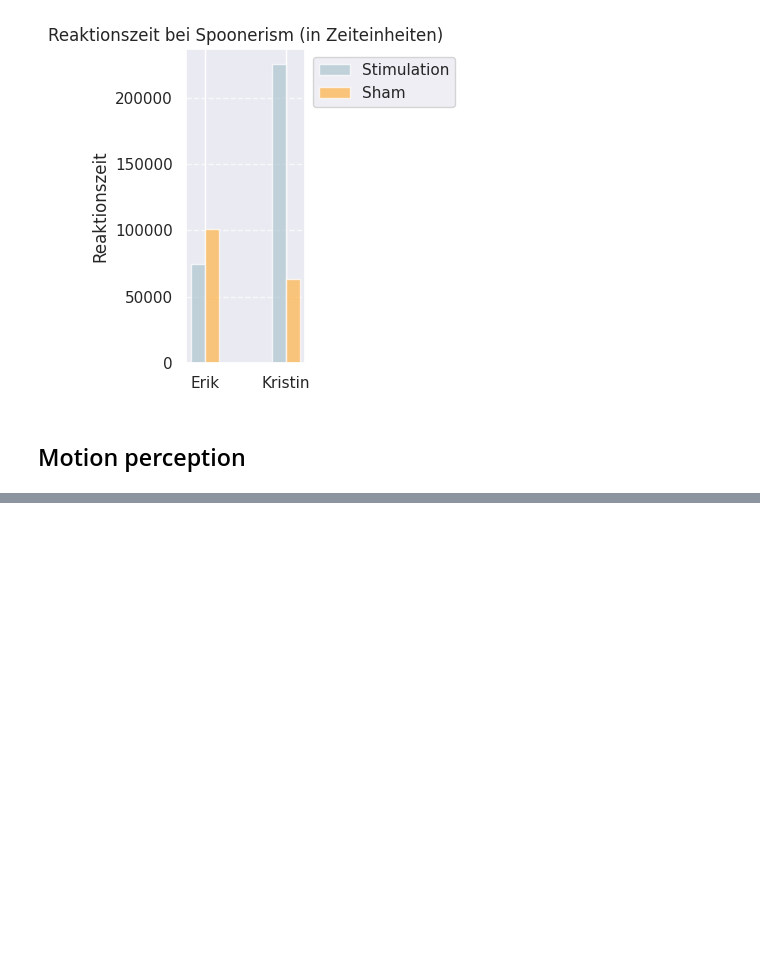
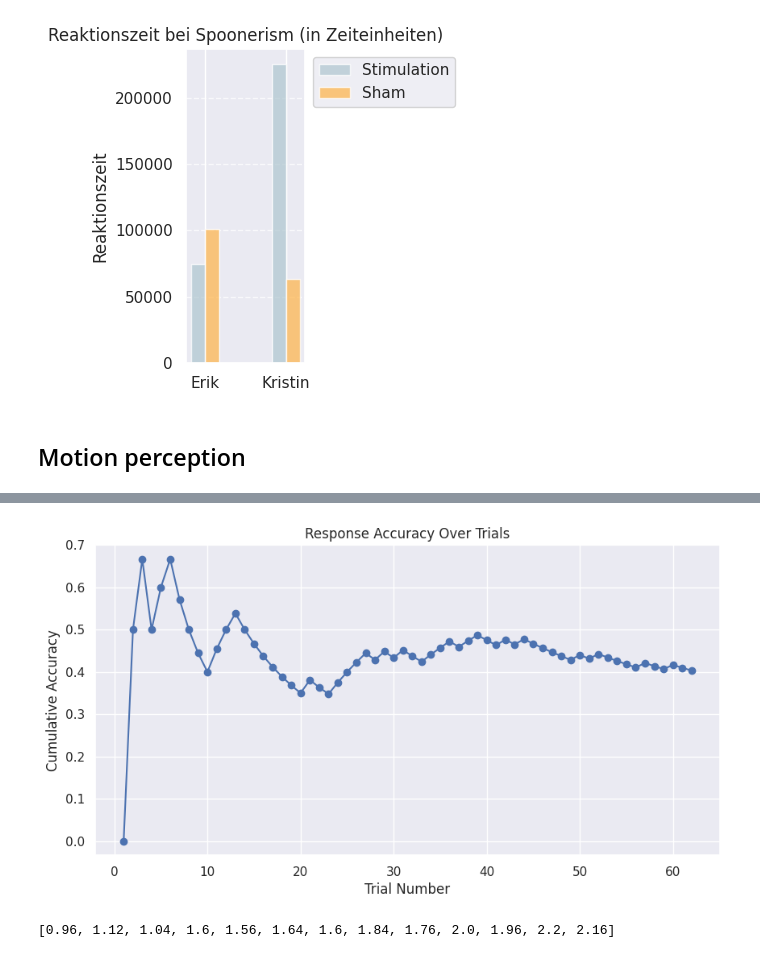
Before and after one commit to cristinarainich/DDCS, a Jupyter notebook: Results_presentation.ipynb, the cells around one changed output, grey strips where cells are left out. Cells and saved outputs as stored; diff of their text form; code cells hidden in the pictures; blank space fills up the shorter version.

```diff
--- a/Results_presentation.ipynb
+++ b/Results_presentation.ipynb
@@ -199,0 +215,46 @@ plt.show()
+# %%
+# reading base report file
+def read_basereport_file(file_path, data_start_row, delimiter=','):
+    try:
+        # Read the CSV file starting from the actual data row, with the correct delimiter
+        data = pd.read_csv(file_path, delimiter=delimiter, skiprows=data_start_row, on_bad_lines='skip')
+        return data
+    except pd.errors.ParserError as pe:
+        print(f"Parser error: {pe}")
+        return None
+    except Exception as e:
+        print(f"Error processing file {file_path}: {e}")
+        return None
+
+# Example usage
+data_start_row = 7  # Adjust this value based on where your actual data starts (0-based index)
+delimiter = ','  # Adjust the delimiter if necessary
+basereport = read_basereport_file(working_path.joinpath('BaseReport.csv'), data_start_row, delimiter)
+# %%
+# working on base report
+# maybe correct tril is when it is True in the "Is Triggered Correct ROI"
+basereport.drop(['Speed Increase', 'TFIncrease', 'Block Number'], axis='columns', inplace=True)
+# %%
+ # building a plot on accuracy over trials
+responses = basereport['Is Triggered Correct ROI'].values  #False for incorrect, True for correct
+trials = basereport['Total Trial Number'].values
+resp = []
+for response in responses:
+  if response == True:
+    resp.append(1)
+  elif response == False:
+    resp.append(0)
+  else:
+    print(response)
+    break
+
+accuracy = np.cumsum(resp) / np.arange(1, 63)
+plt.figure(figsize=(10, 5))
+plt.plot(trials, accuracy, marker='o', linestyle='-')
+plt.xlabel('Trial Number')
+plt.ylabel('Cumulative Accuracy')
+plt.title('Response Accuracy Over Trials')
+plt.grid(True)
+plt.show()
+# %% [output]
+[figure, added]
@@ -199,0 +300,4 @@ plt.show()
+# %%
+reversal_right
+# %% [output]
+[0.96, 1.12, 1.04, 1.6, 1.56, 1.64, 1.6, 1.84, 1.76, 2.0, 1.96, 2.2, 2.16]
```
Also changed, not shown: parts of 14 cells of this notebook.
